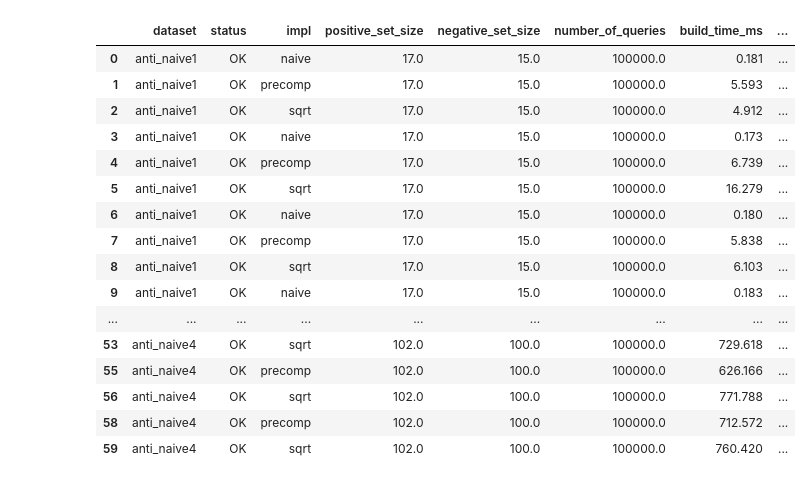
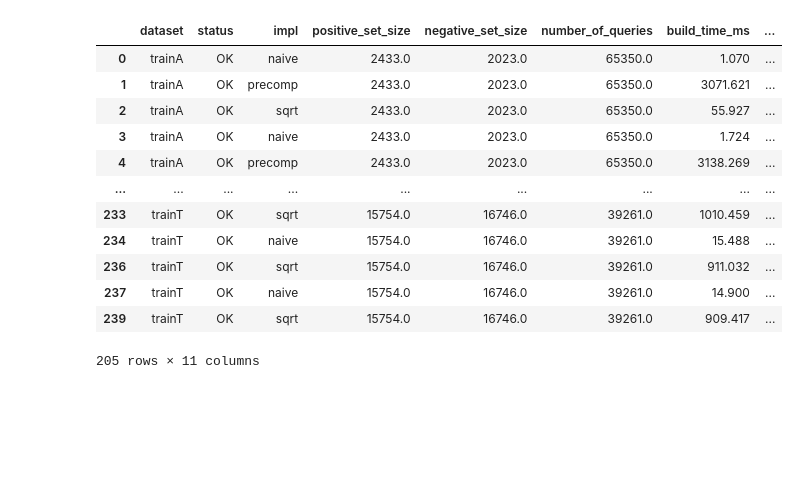
Before and after one commit to kollmannbalint/distinguish_queries, a Jupyter notebook: testing/analysis/result_analysis.ipynb, the cells around one changed output. Saved outputs shown, nothing was run; the diff lists cells and outputs as text; code cells hidden in the pictures; blank space fills up the shorter version.

```diff
--- a/testing/analysis/result_analysis.ipynb
+++ b/testing/analysis/result_analysis.ipynb
@@ -5,7 +5,7 @@ import os
 
 WD =  os.getcwd()
 BASE_DIR = os.path.abspath(os.path.join(WD, "..", ".."))
-RESULTS = os.path.join(BASE_DIR, "data", "results", "anti", "anti.csv")
+RESULTS = os.path.join(BASE_DIR, "data", "results", "abbadingo", "abbadingo_test_results.csv")
 
 df = pd.read_csv(RESULTS)
 
@@ -22,52 +22,31 @@ df["is_timeout"] = df["build_time_us"].isna()
 # %%
 clean = df[df["is_timeout"] == False].copy()
 
 clean["build_time_us"] = clean["build_time_us"] / 1000
 clean["query_time_us"] = clean["query_time_us"] / 1000
 clean["memory_bytes"] = clean["memory_bytes"] / (1024 * 1024)
 
 clean = clean.rename(columns={
     "build_time_us": "build_time_ms",
     "query_time_us": "query_time_ms",
     "memory_bytes": "memory_mib"
 })
 
-sqrt_ref = (
-    clean[clean["impl"] == "sqrt"]
-    .groupby("dataset")
-    .agg(
-        cnt_nodes=("cnt_nodes", "first"),
-        cnt_links=("cnt_links", "first"),
-        cnt_dist=("cnt_distinguishable_suffixes",
-                  lambda s: s[s >= 0].iloc[0]),
-        avg_overlap=("avg_overlap", "mean")
-    )
-)
-
-clean["cnt_nodes"] = clean["dataset"].map(sqrt_ref["cnt_nodes"])
-clean["cnt_links"] = clean["dataset"].map(sqrt_ref["cnt_links"])
-clean["cnt_distinguishable_suffixes"] = clean["dataset"].map(sqrt_ref["cnt_dist"])
-clean["avg_overlap"] = clean["avg_overlap"].map(sqrt_ref["avg_overlap"])
-
 clean
 # %% [output]
 |  | dataset | status | impl | positive_set_size | negative_set_size | number_of_queries | build_time_ms | ... |
-| 0 | anti_naive1 | OK | naive | 17.0 | 15.0 | 100000.0 | 0.181 | ... |
-| 1 | anti_naive1 | OK | precomp | 17.0 | 15.0 | 100000.0 | 5.593 | ... |
-| 2 | anti_naive1 | OK | sqrt | 17.0 | 15.0 | 100000.0 | 4.912 | ... |
-| 3 | anti_naive1 | OK | naive | 17.0 | 15.0 | 100000.0 | 0.173 | ... |
-| 4 | anti_naive1 | OK | precomp | 17.0 | 15.0 | 100000.0 | 6.739 | ... |
-| 5 | anti_naive1 | OK | sqrt | 17.0 | 15.0 | 100000.0 | 16.279 | ... |
-| 6 | anti_naive1 | OK | naive | 17.0 | 15.0 | 100000.0 | 0.180 | ... |
-| 7 | anti_naive1 | OK | precomp | 17.0 | 15.0 | 100000.0 | 5.838 | ... |
-| 8 | anti_naive1 | OK | sqrt | 17.0 | 15.0 | 100000.0 | 6.103 | ... |
-| 9 | anti_naive1 | OK | naive | 17.0 | 15.0 | 100000.0 | 0.183 | ... |
+| 0 | trainA | OK | naive | 2433.0 | 2023.0 | 65350.0 | 1.070 | ... |
+| 1 | trainA | OK | precomp | 2433.0 | 2023.0 | 65350.0 | 3071.621 | ... |
+| 2 | trainA | OK | sqrt | 2433.0 | 2023.0 | 65350.0 | 55.927 | ... |
+| 3 | trainA | OK | naive | 2433.0 | 2023.0 | 65350.0 | 1.724 | ... |
+| 4 | trainA | OK | precomp | 2433.0 | 2023.0 | 65350.0 | 3138.269 | ... |
 | ... | ... | ... | ... | ... | ... | ... | ... | ... |
-| 53 | anti_naive4 | OK | sqrt | 102.0 | 100.0 | 100000.0 | 729.618 | ... |
-| 55 | anti_naive4 | OK | precomp | 102.0 | 100.0 | 100000.0 | 626.166 | ... |
-| 56 | anti_naive4 | OK | sqrt | 102.0 | 100.0 | 100000.0 | 771.788 | ... |
-| 58 | anti_naive4 | OK | precomp | 102.0 | 100.0 | 100000.0 | 712.572 | ... |
-| 59 | anti_naive4 | OK | sqrt | 102.0 | 100.0 | 100000.0 | 760.420 | ... |
+| 233 | trainT | OK | sqrt | 15754.0 | 16746.0 | 39261.0 | 1010.459 | ... |
+| 234 | trainT | OK | naive | 15754.0 | 16746.0 | 39261.0 | 15.488 | ... |
+| 236 | trainT | OK | sqrt | 15754.0 | 16746.0 | 39261.0 | 911.032 | ... |
+| 237 | trainT | OK | naive | 15754.0 | 16746.0 | 39261.0 | 14.900 | ... |
+| 239 | trainT | OK | sqrt | 15754.0 | 16746.0 | 39261.0 | 909.417 | ... |
+205 rows × 11 columns
 # %%
 summary = (
     clean.groupby(["dataset", "impl"])
```
Also changed, not shown: parts of 4 cells of this notebook, 2 other files.
